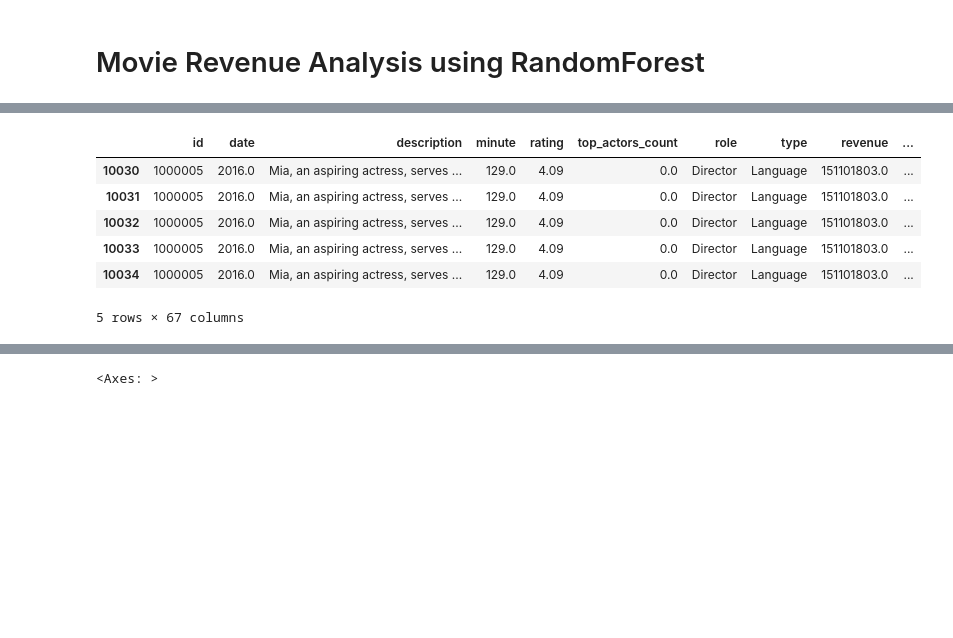
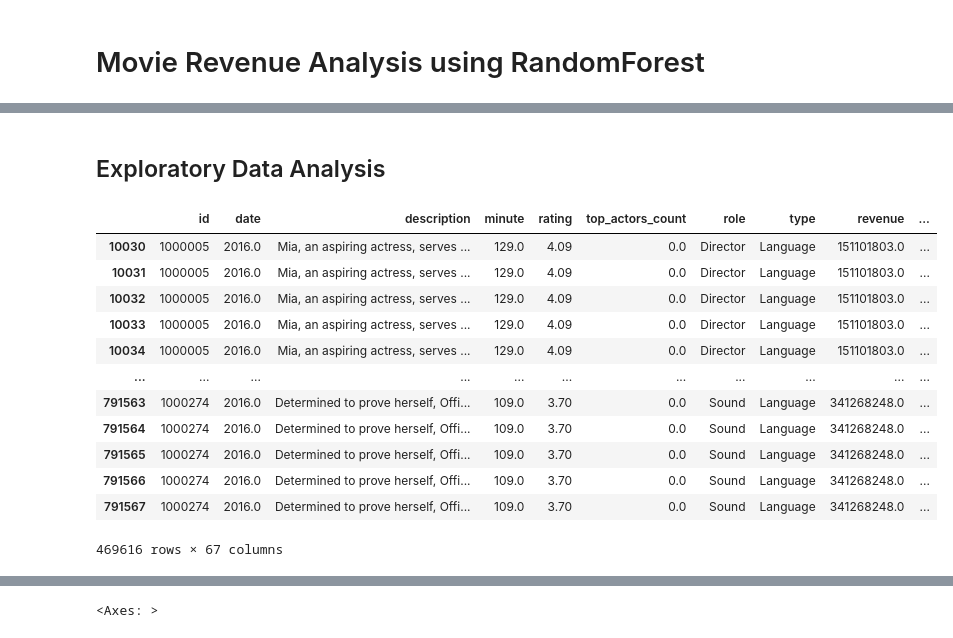
Before and after one commit to emtelgen/cse-404-fs24-movie-revenues, a Jupyter notebook: Random_Forest_Model/Random_Forest_Regressor_Model_EDA.ipynb, the cells around one changed output, grey strips where cells are left out. Drawn from its saved outputs; the diff is of its cells as text; code cells hidden in the pictures; blank space fills up the shorter version.

```diff
--- a/Random_Forest_Model/Random_Forest_Regressor_Model_EDA.ipynb
+++ b/Random_Forest_Model/Random_Forest_Regressor_Model_EDA.ipynb
@@ -196,13 +324,21 @@ minute              float64
+# %% [markdown]
+## Exploratory Data Analysis
 # %%
-merged_data.head()
+merged_data
 # %% [output]
 |  | id | date | description | minute | rating | top_actors_count | role | type | revenue | ... |
 | 10030 | 1000005 | 2016.0 | Mia, an aspiring actress, serves ... | 129.0 | 4.09 | 0.0 | Director | Language | 151101803.0 | ... |
 | 10031 | 1000005 | 2016.0 | Mia, an aspiring actress, serves ... | 129.0 | 4.09 | 0.0 | Director | Language | 151101803.0 | ... |
 | 10032 | 1000005 | 2016.0 | Mia, an aspiring actress, serves ... | 129.0 | 4.09 | 0.0 | Director | Language | 151101803.0 | ... |
 | 10033 | 1000005 | 2016.0 | Mia, an aspiring actress, serves ... | 129.0 | 4.09 | 0.0 | Director | Language | 151101803.0 | ... |
 | 10034 | 1000005 | 2016.0 | Mia, an aspiring actress, serves ... | 129.0 | 4.09 | 0.0 | Director | Language | 151101803.0 | ... |
+| ... | ... | ... | ... | ... | ... | ... | ... | ... | ... | ... |
+| 791563 | 1000274 | 2016.0 | Determined to prove herself, Offi... | 109.0 | 3.70 | 0.0 | Sound | Language | 341268248.0 | ... |
+| 791564 | 1000274 | 2016.0 | Determined to prove herself, Offi... | 109.0 | 3.70 | 0.0 | Sound | Language | 341268248.0 | ... |
+| 791565 | 1000274 | 2016.0 | Determined to prove herself, Offi... | 109.0 | 3.70 | 0.0 | Sound | Language | 341268248.0 | ... |
+| 791566 | 1000274 | 2016.0 | Determined to prove herself, Offi... | 109.0 | 3.70 | 0.0 | Sound | Language | 341268248.0 | ... |
+| 791567 | 1000274 | 2016.0 | Determined to prove herself, Offi... | 109.0 | 3.70 | 0.0 | Sound | Language | 341268248.0 | ... |
-5 rows × 67 columns
+469616 rows × 67 columns
 # %%
 merged_data.info()
 # %% [output]
```
Also changed, not shown: parts of 30 cells of this notebook.
